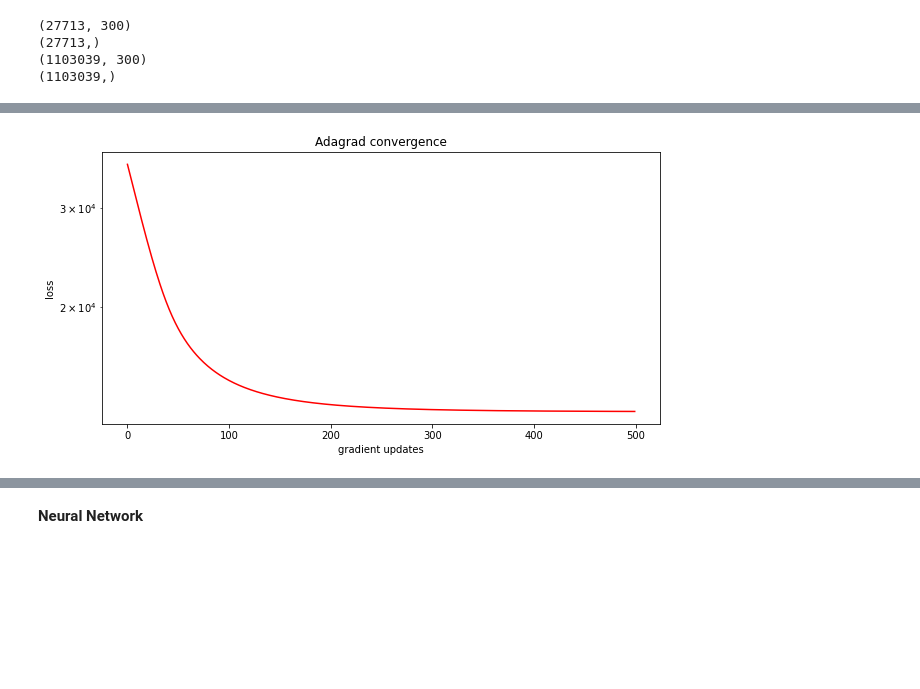
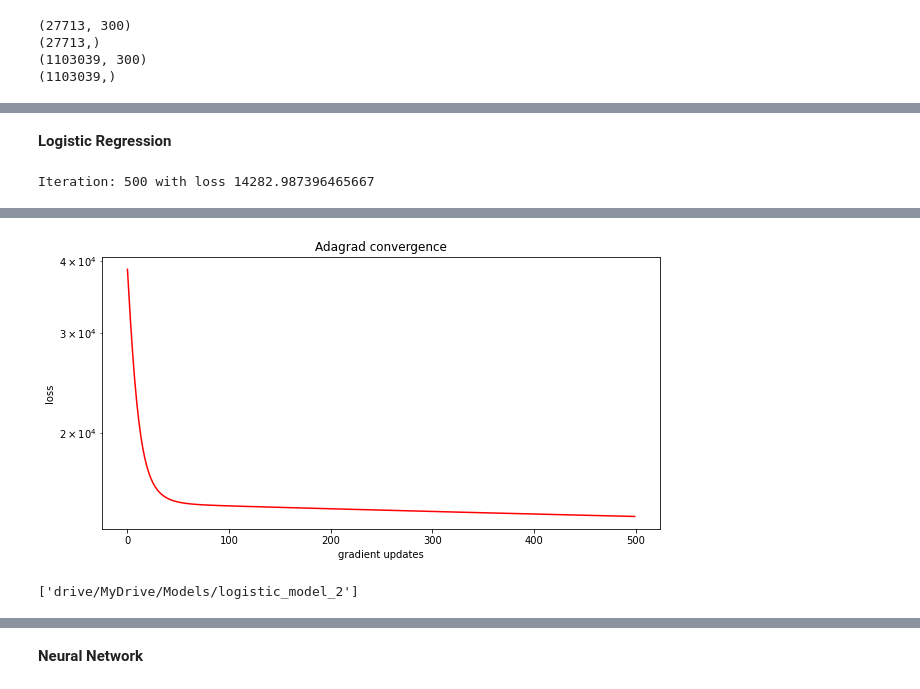
Before and after one commit to apof/Information-Retrieval---Data-Mining-, a Jupyter notebook: IRDM_Project2.ipynb, the cells around one changed output, grey strips where cells are left out. Cells and saved outputs as stored; diff of their text form; code cells hidden in the pictures; blank space fills up the shorter version.

```diff
--- a/IRDM_Project2.ipynb
+++ b/IRDM_Project2.ipynb
@@ -149,7 +150,7 @@ sampled_passages, sampled_queries, sampled_labels, sampled_pids, sampled_qids =
 # %%
 SAMPLE_TEST = True
 if(SAMPLE_TEST == True):
-  K = 100
+  K = 20
   sampled_test_passages, sampled_test_queries, sampled_test_labels, sampled_test_pids, sampled_test_qids = negative_sampling(test_relevant_passages_dict,test_passage_dict,test_query_dict,K)
   test_relevant_passages_dict  = collect_relevant_pids(sampled_test_pids,sampled_test_qids,sampled_test_labels)
   test_passages = sampled_test_passages
@@ -626,3 +644,6 @@ print(test_labels.shape)
 (27713,)
 (1103039, 300)
 (1103039,)
+# %%
+train_inputs = np.c_[train_inputs,np.ones((train_inputs.shape[0],1))]
+test_inputs = np.c_[test_inputs,np.ones((test_inputs.shape[0],1))]
@@ -629,3 +656,5 @@ print(test_labels.shape)
+# %% [markdown]
+**Logistic Regression**
 # %%
 def predict(w,xTr):
   return xTr@w
@@ -653,8 +682,6 @@ def logistic(w,xTr,yTr):
 def grad_descent(func,w,alpha,maxiter,tol=1e-02):
 
     losses = []
-    eps = 1e-06
-    G_matrix = np.zeros((w.shape[0],w.shape[0]))
 
     iter_num = 0
     criterion = True
@@ -666,22 +693,28 @@ def grad_descent(func,w,alpha,maxiter,tol=1e-02):
         print("Iteration: " + str(iter_num) + " with loss " + str(loss))
         clear_output(wait=True)
         for i in range(w.shape[0]):
-            G_matrix[i][i] += gradient[i]**2
-        for i in range(w.shape[0]):
             w[i] -= alpha*gradient[i]
         losses.append(loss)
         if(np.linalg.norm(gradient) < tol):
             criterion = False
 
     return w, losses
+# %%
+lrs = [0.0001,0.00001]
+weights = []
+losses = []
+for lr in lrs:
+  print("Experiment with learning rate: ",lr)
+  _, d = train_inputs.shape
+  w, loss = grad_descent(lambda weight: logistic(weight, train_inputs, train_labels), np.random.rand(d), lr, 500)
+  weights.append(w)
+  losses.append(loss)
+# %% [output]
+Iteration: 500 with loss 14282.987396465667
 # %%
-_, d = train_inputs.shape
-w, losses = grad_descent(lambda weight: logistic(weight, train_inputs, train_labels), np.random.rand(d), 0.0001, 500)
-
 plt.figure(figsize=(10,5))
-plt.semilogy(losses, c='r', linestyle='-')
+plt.semilogy(losses[-1], c='r', linestyle='-')
 plt.xlabel("gradient updates")
 plt.ylabel("loss")
 plt.title("Adagrad convergence")
-print("Final train loss: %f" % losses[-1])
 # %% [output]
@@ -689 +722,6 @@ Final train loss: 13047.939240
-[figure, old version]
+[figure, new version]
+# %%
+joblib.dump(weights[0], 'drive/MyDrive/Models/logistic_model_1')
+joblib.dump(weights[1], 'drive/MyDrive/Models/logistic_model_2')
+# %% [output]
+['drive/MyDrive/Models/logistic_model_2']
```
Also changed, not shown: parts of 31 cells of this notebook.
